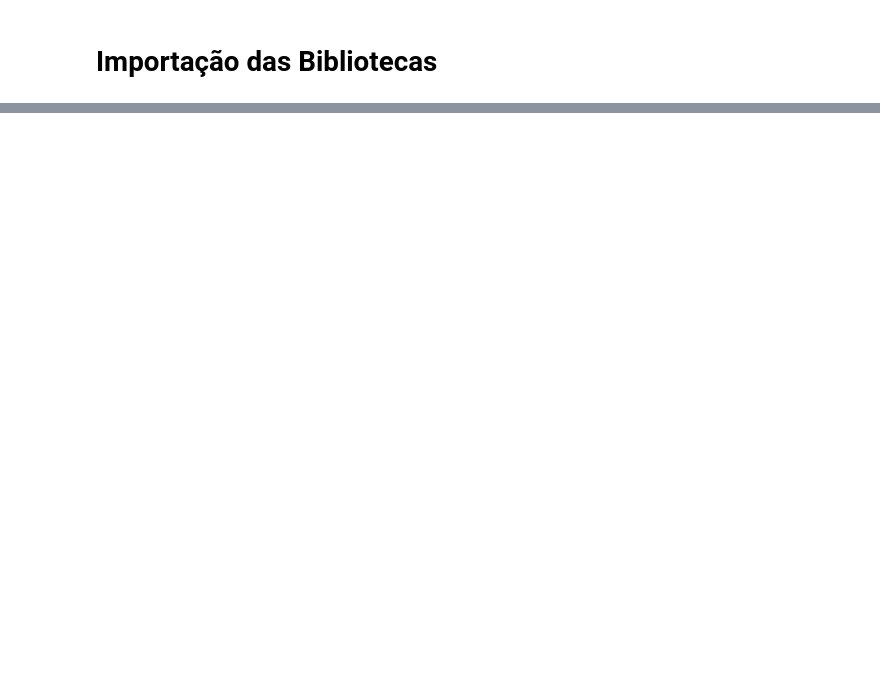
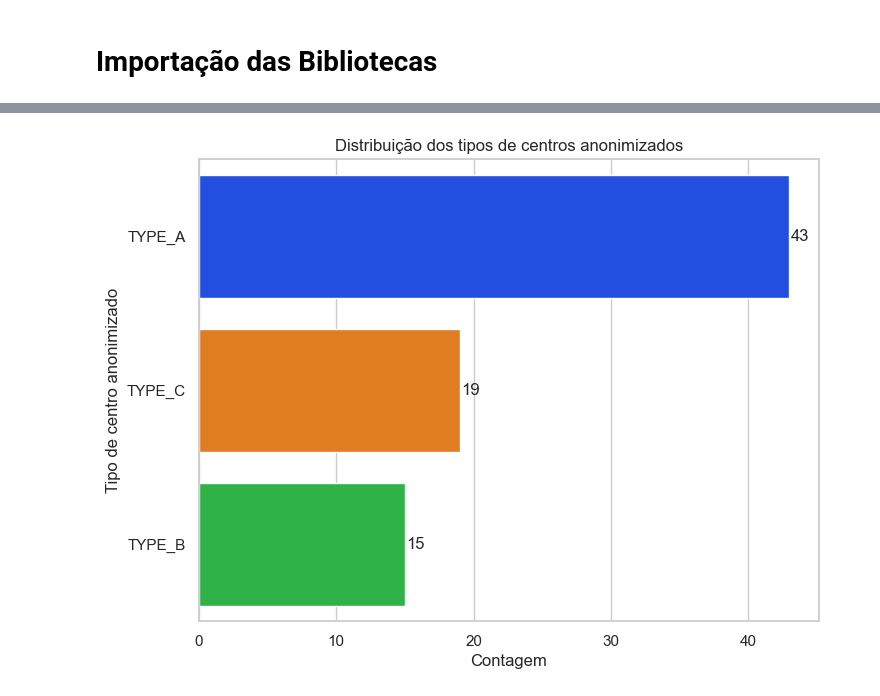
Before and after one commit to lborgatow/demand-forecasting, a Jupyter notebook: notebooks/initial_analysis.ipynb, the cells around one changed output, grey strips where cells are left out. Saved outputs shown, nothing was run; the diff lists cells and outputs as text; code cells hidden in the pictures; blank space fills up the shorter version.

```diff
--- a/notebooks/initial_analysis.ipynb
+++ b/notebooks/initial_analysis.ipynb
@@ -104,0 +44,30 @@ shape: (500, 5)
+# %%
+def plot_bar_chart(df: pl.DataFrame, var: str, ylabel: str,
+                   title: str, figsize: Tuple[int]=(8,6)) -> None:
+    """Plot a bar chart.
+
+    Args:
+        df (pl.DataFrame): DataFrame with the data.
+        var (str): DataFrame column/variable.
+        ylabel (str): y axis name.
+        title (str): Chart title.
+        figsize (Tuple[int], optional): Tuple with figure size. Defaults to (8,6).
+    """
+
+    df_value_counts = df[var].value_counts(sort=True)
+
+    data = df_value_counts["count"].to_numpy()
+    labels = df_value_counts[var].to_numpy()
+
+    colors = sns.color_palette("bright", len(labels))
+
+    plt.figure(figsize=figsize)
+    ax = sns.barplot(x=data, y=labels, hue=labels, palette=colors)
+    plt.xlabel("Contagem")
+    plt.ylabel(ylabel)
+    plt.title(title)
+
+    for i, v in enumerate(data):
+        ax.text(v + 0.1, i, v, va="center")
+
+    plt.show()
@@ -104,0 +377,6 @@ shape: (500, 5)
+# %%
+plot_bar_chart(df=fulfilment_center_info, var="center_type",
+               ylabel="Tipo de centro anonimizado",
+               title="Distribuição dos tipos de centros anonimizados")
+# %% [output]
+[figure, added]
```
Also changed, not shown: parts of 73 cells of this notebook, 1 other file.
